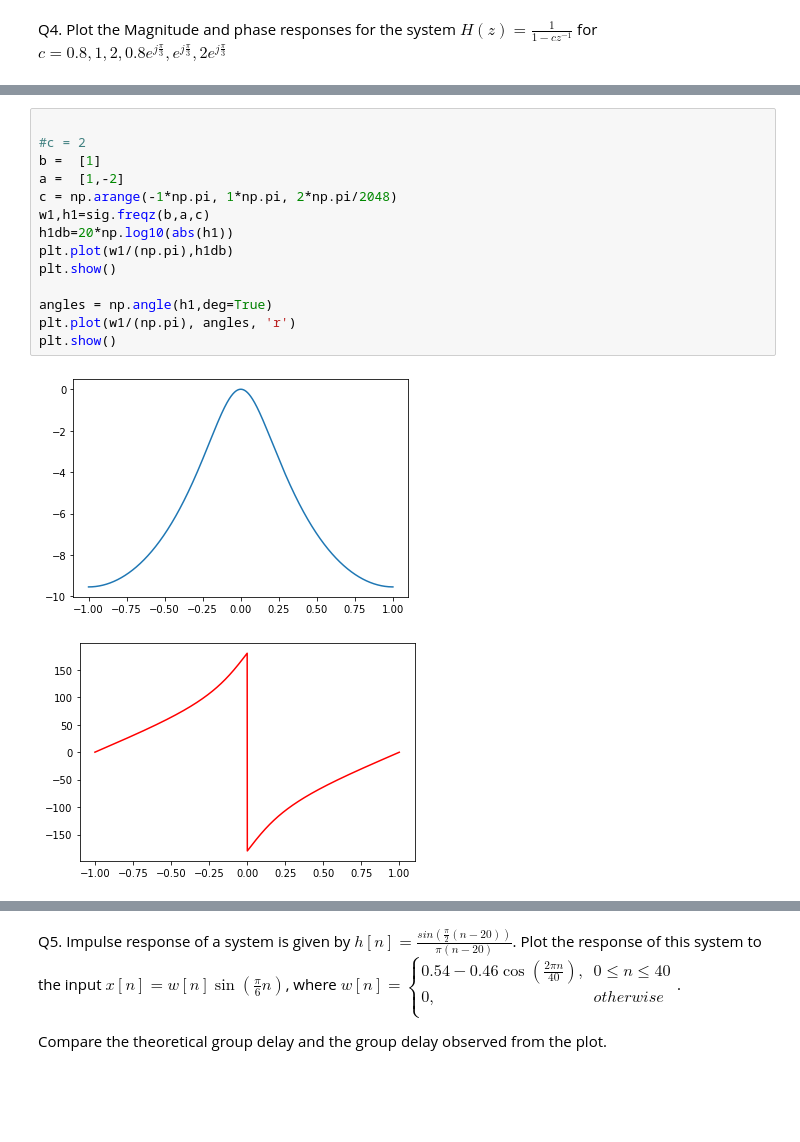
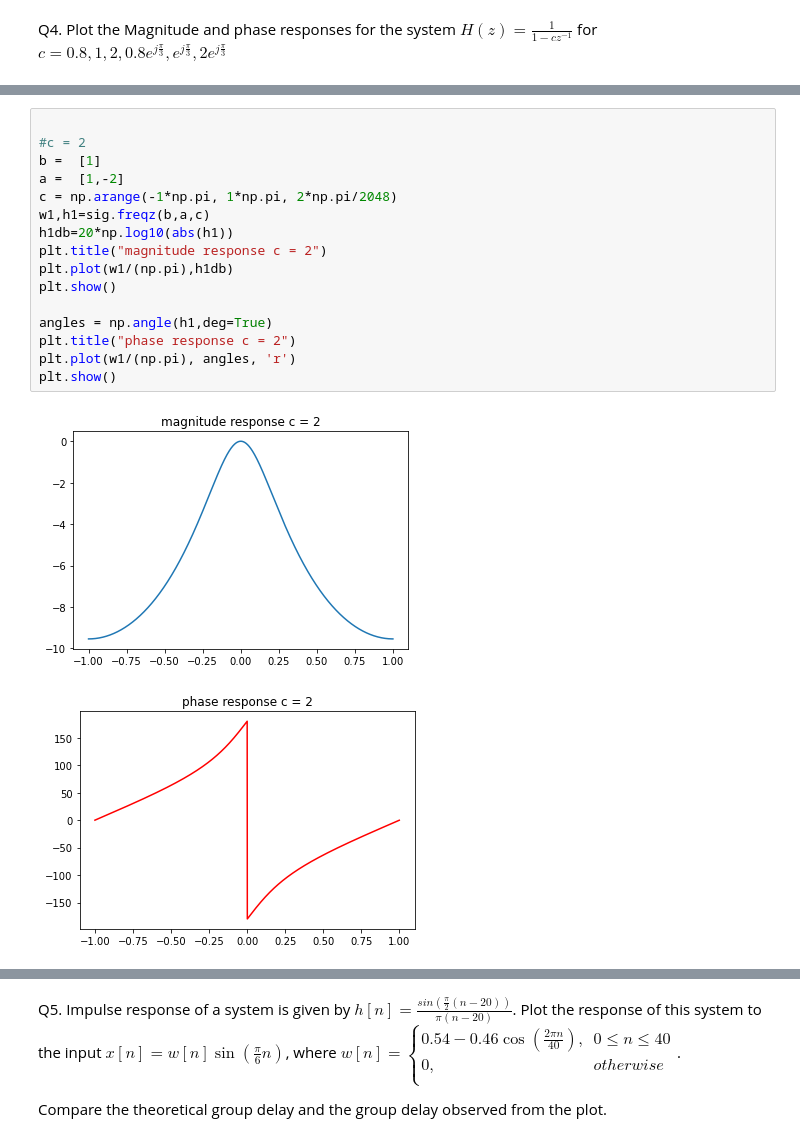
Before and after one commit to the-pinbo/EC211, a Jupyter notebook: Lab7/WEEK_7_ASSIGNMENT.ipynb, the cells around one changed output, grey strips where cells are left out. Drawn from its saved outputs; the diff is of its cells as text; blank space fills up the shorter version.

```diff
--- a/Lab7/WEEK_7_ASSIGNMENT.ipynb
+++ b/Lab7/WEEK_7_ASSIGNMENT.ipynb
@@ -232,20 +236,22 @@ plt.show()
 # %%
 
 #c = 2
 b =  [1]
 a =  [1,-2]
 c = np.arange(-1*np.pi, 1*np.pi, 2*np.pi/2048)
 w1,h1=sig.freqz(b,a,c)
 h1db=20*np.log10(abs(h1))
+plt.title("magnitude response c = 2")
 plt.plot(w1/(np.pi),h1db)
 plt.show()
 
 angles = np.angle(h1,deg=True)
+plt.title("phase response c = 2")
 plt.plot(w1/(np.pi), angles, 'r')
 plt.show()
 # %% [output]
-[figure, old version]
+[figure, new version]
-[figure, old version]
+[figure, new version]
 # %%
 #c = 0.8𝑒𝑗𝜋3,
 z = cmath.rect(0.8,np.pi/3)
```
Also changed, not shown: parts of 7 cells of this notebook.
